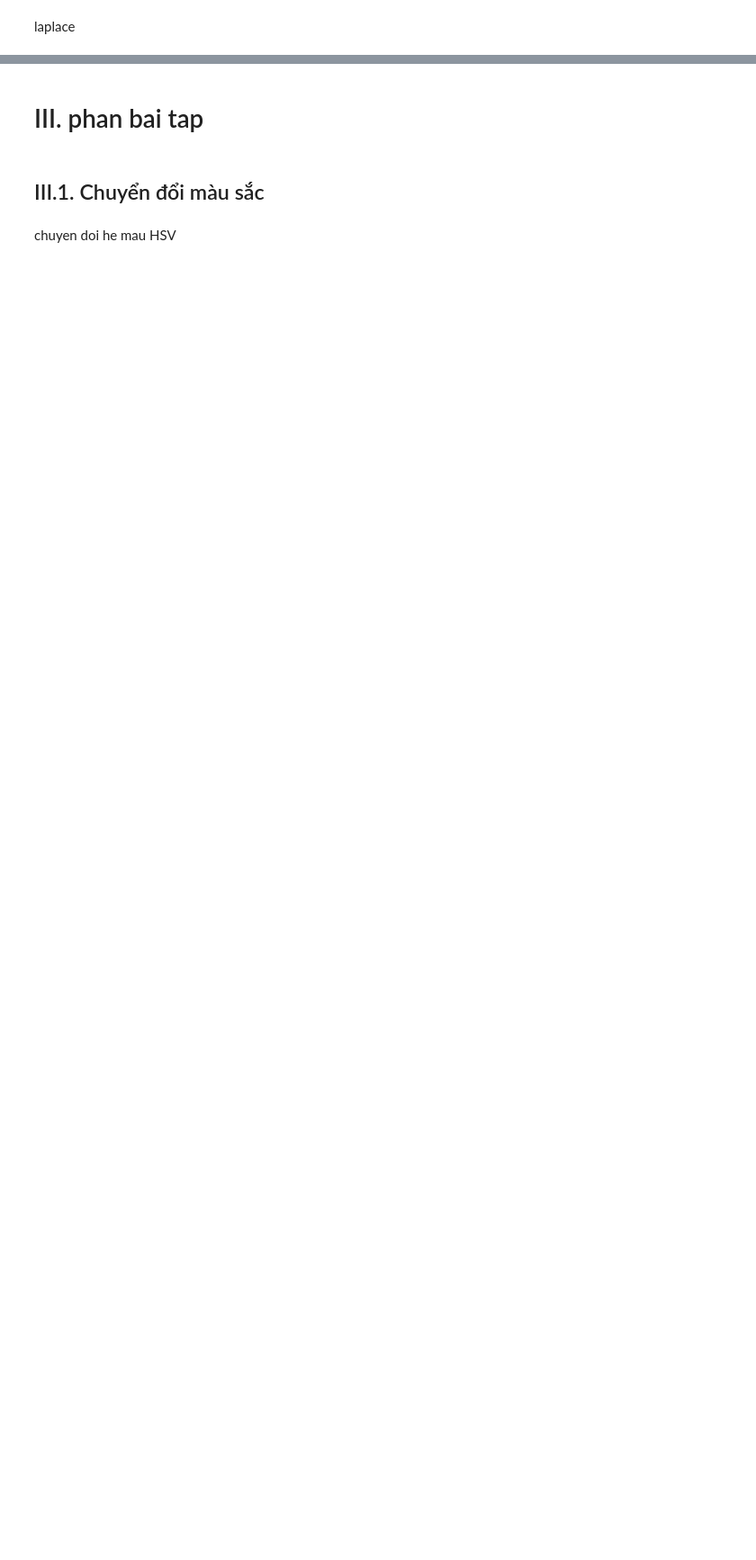
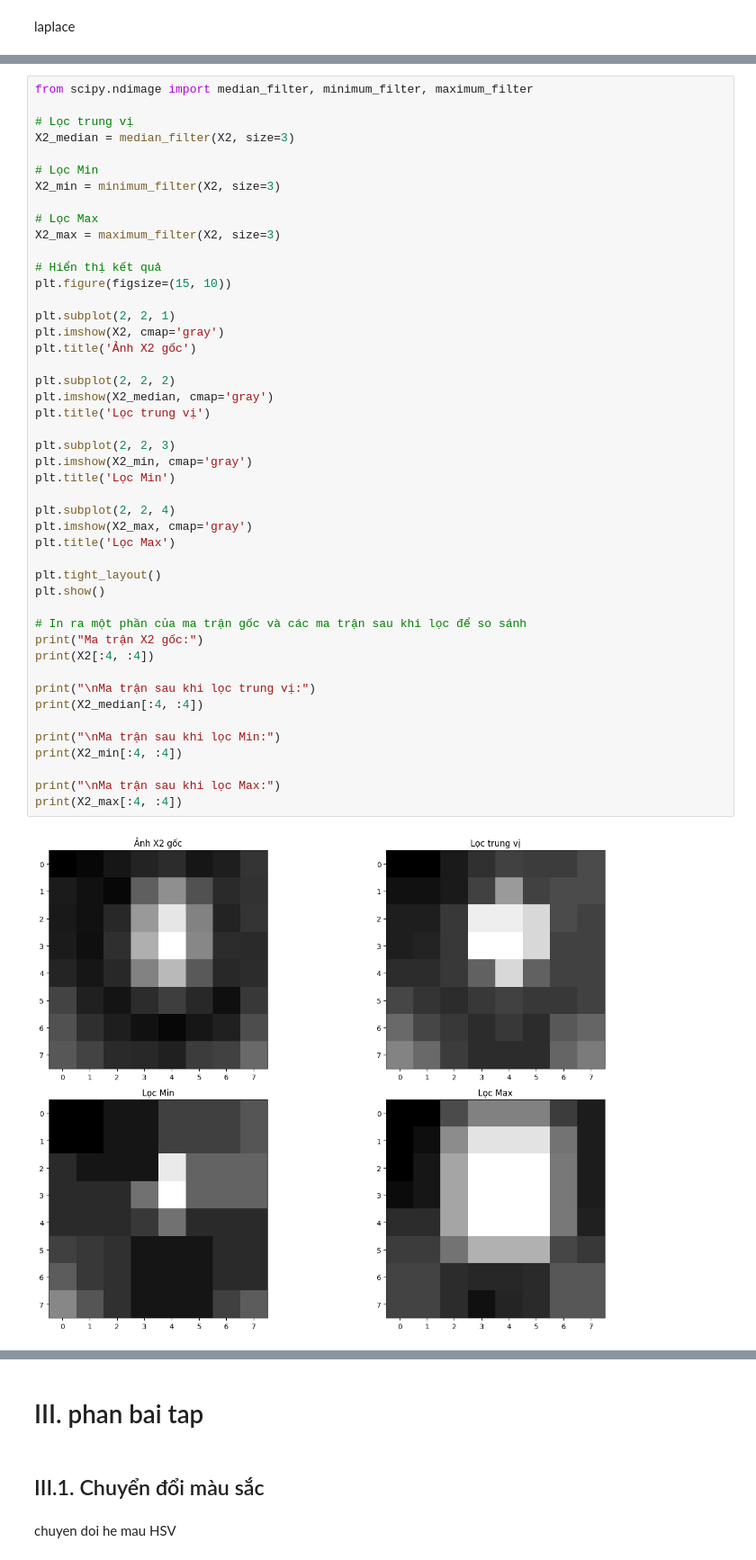
Before and after one commit to ndtwork/OpenCV-xu-ly-anh2.0, a Jupyter notebook: notebook/baitap.ipynb, the cells around one changed output, grey strips where cells are left out. Shown: that part at 90% size. Cells and saved outputs as stored; diff of their text form; blank space fills up the shorter version.

Commit message:
/ notebook/ loc trung vị /add

```diff
--- a/notebook/baitap.ipynb
+++ b/notebook/baitap.ipynb
@@ -217,0 +230,48 @@ plt.show()
+# %%
+from scipy.ndimage import median_filter, minimum_filter, maximum_filter
+
+# Lọc trung vị
+X2_median = median_filter(X2, size=3)
+
+# Lọc Min
+X2_min = minimum_filter(X2, size=3)
+
+# Lọc Max
+X2_max = maximum_filter(X2, size=3)
+
+# Hiển thị kết quả
+plt.figure(figsize=(15, 10))
+
+plt.subplot(2, 2, 1)
+plt.imshow(X2, cmap='gray')
+plt.title('Ảnh X2 gốc')
+
+plt.subplot(2, 2, 2)
+plt.imshow(X2_median, cmap='gray')
+plt.title('Lọc trung vị')
+
+plt.subplot(2, 2, 3)
+plt.imshow(X2_min, cmap='gray')
+plt.title('Lọc Min')
+
+plt.subplot(2, 2, 4)
+plt.imshow(X2_max, cmap='gray')
+plt.title('Lọc Max')
+
+plt.tight_layout()
+plt.show()
+
+# In ra một phần của ma trận gốc và các ma trận sau khi lọc để so sánh
+print("Ma trận X2 gốc:")
+print(X2[:4, :4])
+
+print("\nMa trận sau khi lọc trung vị:")
+print(X2_median[:4, :4])
+
+print("\nMa trận sau khi lọc Min:")
+print(X2_min[:4, :4])
+
+print("\nMa trận sau khi lọc Max:")
+print(X2_max[:4, :4])
+# %% [output]
+[figure, added]
```
Also changed, not shown: parts of 6 cells of this notebook.
